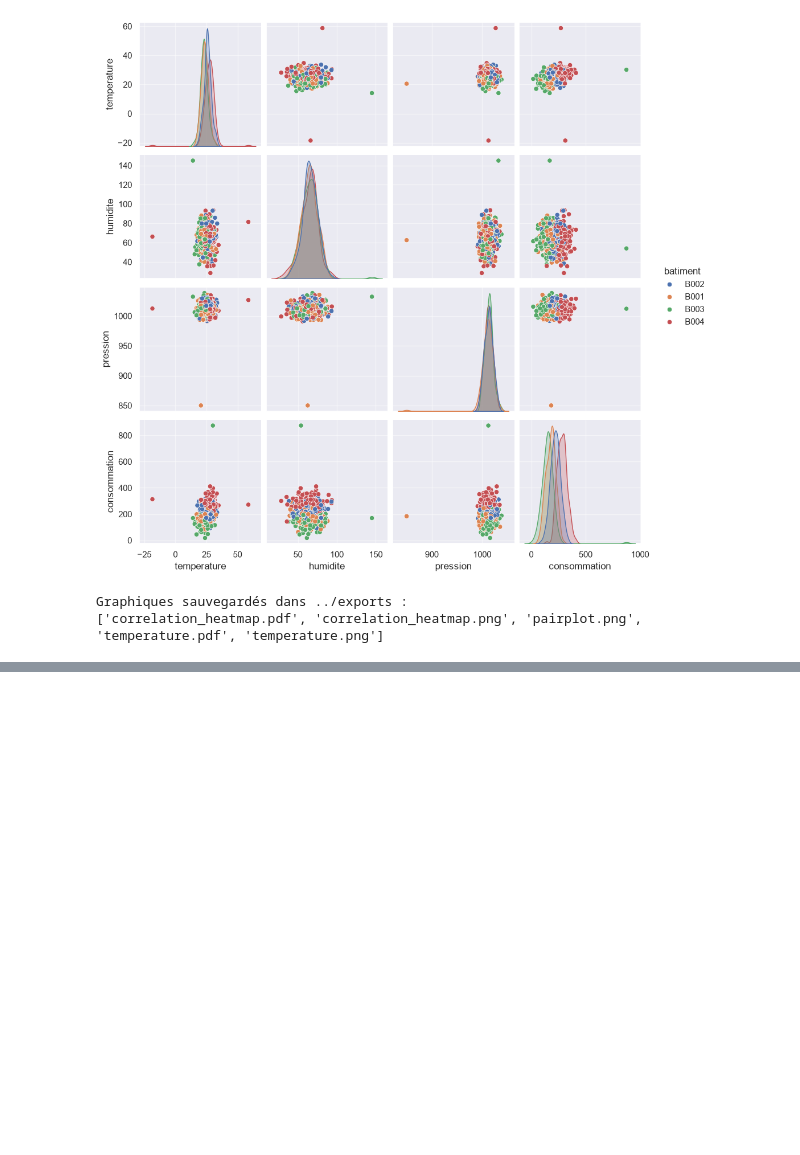
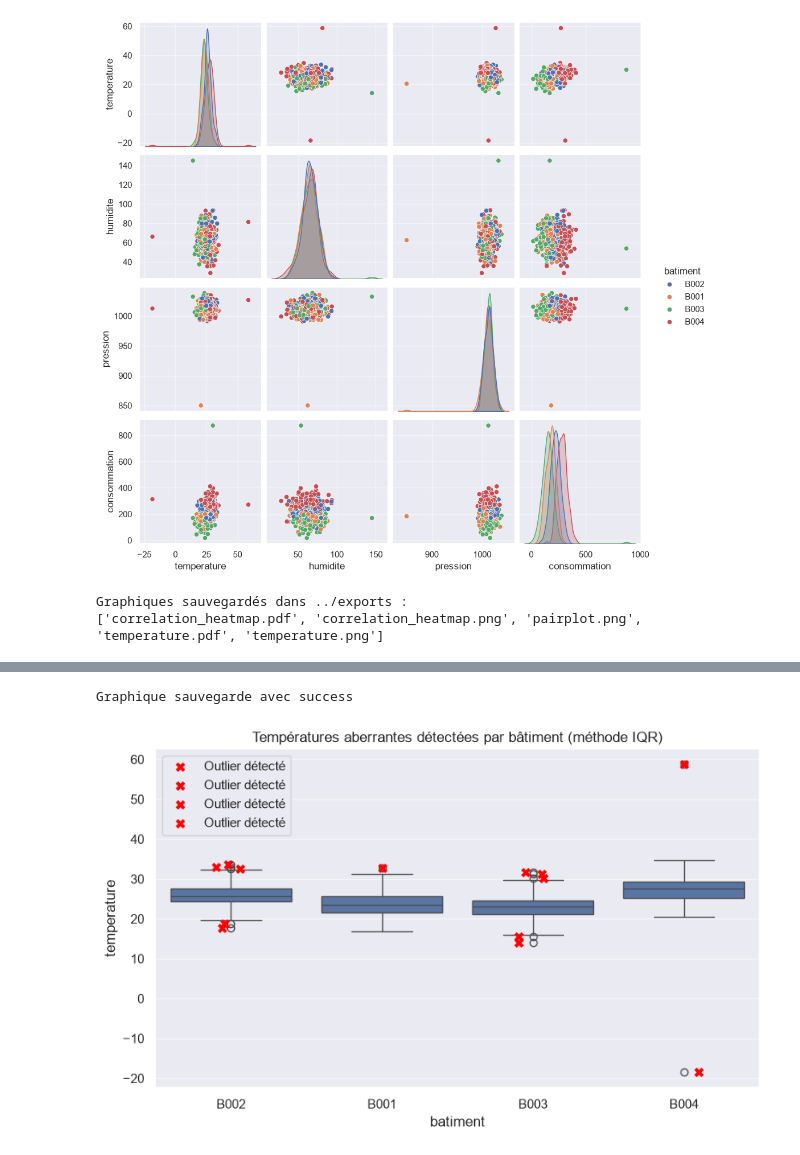
Before and after one commit to Abdouaziz2/atelier_seaborn_iot, a Jupyter notebook: notebooks/atelier_seaborn_iot.ipynb, the cells around one changed output, grey strips where cells are left out. Saved outputs shown, nothing was run; the diff lists cells and outputs as text; code cells hidden in the pictures; blank space fills up the shorter version.

```diff
--- a/notebooks/atelier_seaborn_iot.ipynb
+++ b/notebooks/atelier_seaborn_iot.ipynb
@@ -556,0 +568,16 @@ Graphiques sauvegardés dans ../exports :
+# %%
+def detecter_outliers_iqr(serie):
+    """Renvoie un masque booléen (True = valeur aberrante) selon la méthode IQR."""
+    q1, q3 = serie.quantile(0.25), serie.quantile(0.75)  # 1er et 3e quartile
+    iqr = q3 - q1                                        # écart interquartile
+    borne_inf = q1 - 1.5 * iqr
+    borne_sup = q3 + 1.5 * iqr
+    return (serie < borne_inf) | (serie > borne_sup)     # True si en dehors des bornes
+
+# .transform() applique la fonction À CHAQUE GROUPE (ici chaque bâtiment) et renvoie un résultat
+# de la même taille que df -> important car chaque bâtiment a ses propres bornes normales
+df["temperature_outlier"] = df.groupby("batiment")["temperature"].transform(detecter_outliers_iqr)
+
+outliers = df[df["temperature_outlier"]][["id_mesure", "id_capteur", "batiment", "date_heure", "temperature", "etat"]]
+print(f"{len(outliers)} valeurs aberrantes de température détectées (méthode IQR) :")
+outliers.sort_values("batiment")
@@ -556,0 +600,18 @@ Graphiques sauvegardés dans ../exports :
+# %%
+# On superpose les outliers détectés (en rouge) sur le boxplot pour visualiser où ils se situent
+plt.figure(figsize=(8, 5))
+sns.boxplot(data=df, x="batiment", y="temperature")
+
+# stripplot affiche chaque point individuellement (contrairement au boxplot qui résume)
+sns.stripplot(data=outliers, x="batiment", y="temperature", color="red", size=8, marker="X", label="Outlier détecté")
+
+plt.title("Températures aberrantes détectées par bâtiment (méthode IQR)")
+plt.legend()
+plt.tight_layout()
+plt.savefig("../exports/outliers_temperature.png", dpi=150)
+
+print("Graphique sauvegarde avec success")
+plt.show()
+# %% [output]
+Graphique sauvegarde avec success
+[figure, added]
```
Also changed, not shown: parts of 4 cells of this notebook, 1 other file.
